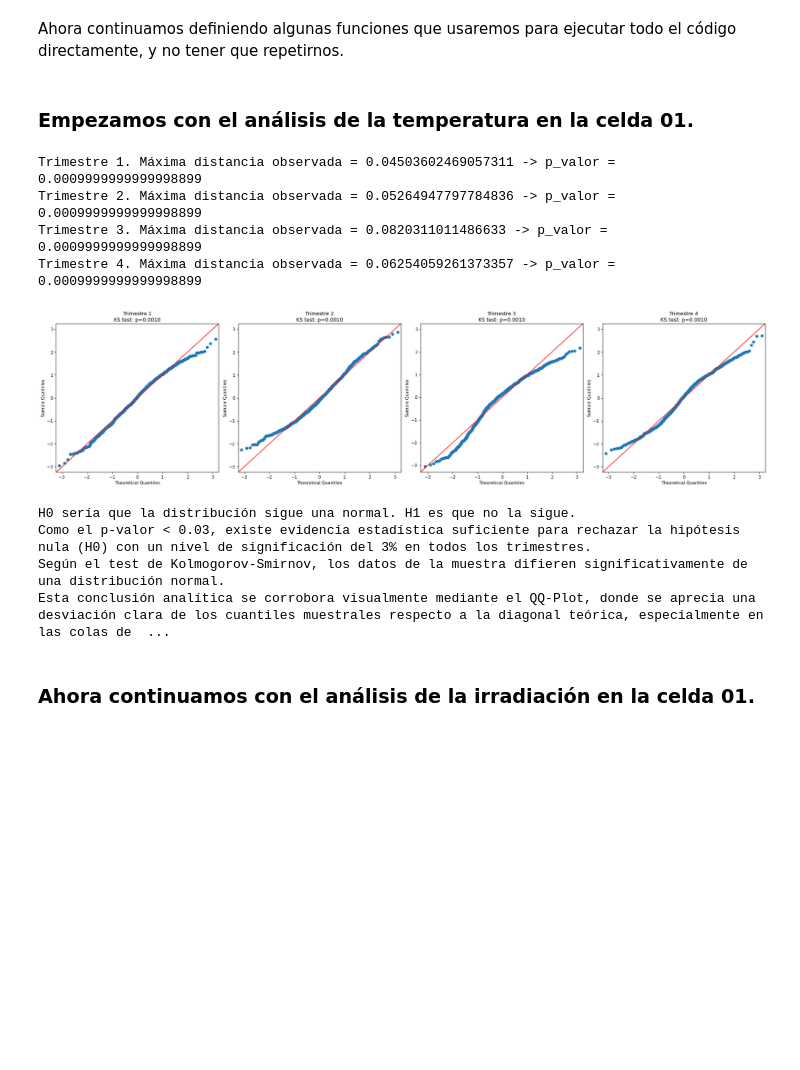
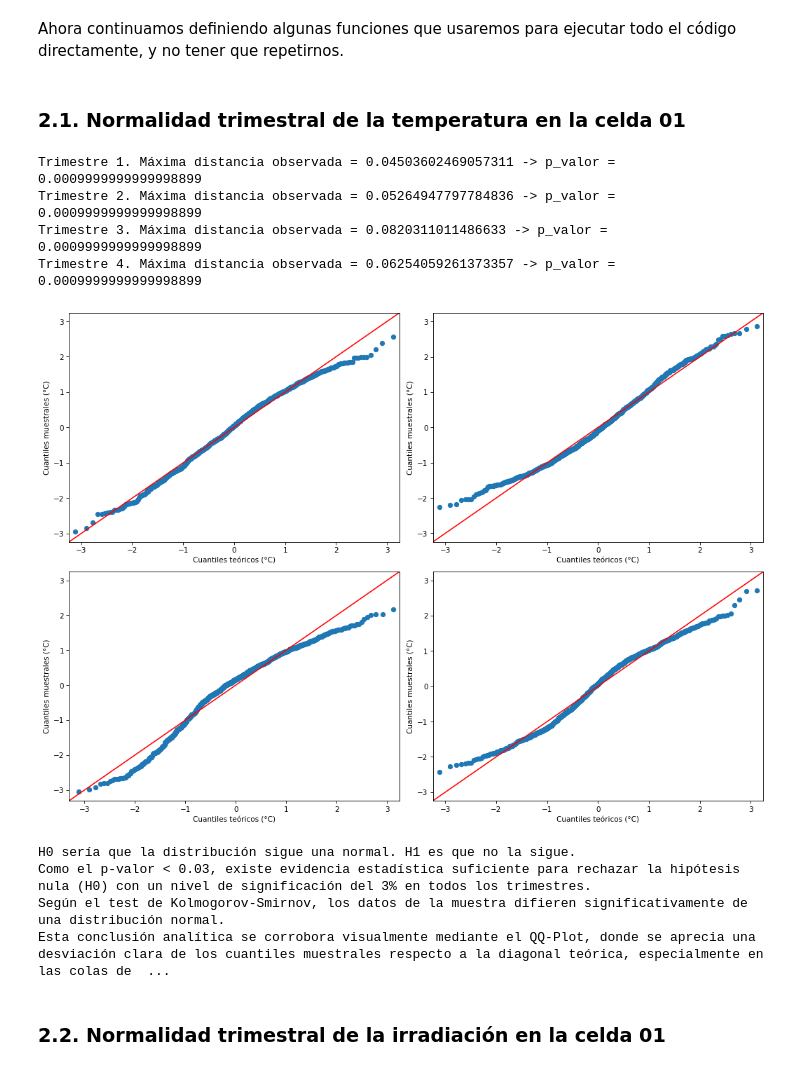
Before and after one commit to aurbanomurillo/t2_inferencia_estadistica, a Jupyter notebook: src/Apartado_2.ipynb, the cells around one changed output. Cells and saved outputs as stored; diff of their text form; code cells hidden in the pictures; blank space fills up the shorter version.

```diff
--- a/src/Apartado_2.ipynb
+++ b/src/Apartado_2.ipynb
@@ -103,9 +89,13 @@ def analizar_trimestres(df: pd.DataFrame, columna_variable: str, nombre_imagen:
         nombre_imagen: Nombre del archivo de imagen para guardar el gráfico.
     """
 
+    unidades = {'TEMP': '°C', 'IRRAD': 'J/m²', 'PRECIP': 'm'}
+    unidad = next((u for pref, u in unidades.items() if columna_variable.startswith(pref)), '')
+
     max_ds, p_valores = [], []
 
-    fig, axes = plt.subplots(nrows=1, ncols=4, figsize=(24, 6))
+    fig, axes = plt.subplots(nrows=2, ncols=2, figsize=(14, 10))
+    axes = axes.flatten()
 
     for i, (quarter, x) in enumerate(df.groupby('TRIMESTRE')):
         # Extraemos la columna específica que pasamos como parámetro
@@ -117,38 +107,44 @@ def analizar_trimestres(df: pd.DataFrame, columna_variable: str, nombre_imagen:
         # Seleccionamos el eje actual y dibujamos directamente en él
         ax_actual = axes[i]
         sm.qqplot(x, line='45', fit=True, dist=stats.norm, ax=ax_actual)
-        ax_actual.set_title(f"Trimestre {quarter}\nKS test: p={p_valor:.4f}")
+        ax_actual.set_title('')
+        ax_actual.set_xlabel(f'Cuantiles teóricos ({unidad})' if unidad else 'Cuantiles teóricos')
+        ax_actual.set_ylabel(f'Cuantiles muestrales ({unidad})' if unidad else 'Cuantiles muestrales')
+
+    # Oculta ejes sobrantes por si hubiera menos de 4 trimestres
+    for j in range(i + 1, len(axes)):
+        axes[j].axis('off')
 
     plt.tight_layout()
     plt.savefig(IMAGES_DIR / f"{nombre_imagen}.png", dpi=300, bbox_inches='tight')
     plt.show()
 # %% [markdown]
-### Empezamos con el análisis de la temperatura en la celda 01.
+### 2.1. Normalidad trimestral de la temperatura en la celda 01
 # %%
 # Elegimos los parámetros para el análisis.
 analizar_trimestres(
     df=df_temp,
     columna_variable='TEMP_CELDA01',
-    nombre_imagen='Gráfico 2.1. QQ-Plot de la temperatura en la celda 01 por trimestres'
+    nombre_imagen='Gráfico 2.1： QQ-Plot de la temperatura en la celda 01 por trimestres'
 )
 
 # Conclusión
 print(f"""H0 sería que la distribución sigue una normal. H1 es que no la sigue.
 Como el p-valor < {alfa}, existe evidencia estadística suficiente para rechazar la hipótesis nula (H0) con un nivel de significación del {alfa * 100:.0f}% en todos los trimestres.
 Según el test de Kolmogorov-Smirnov, los datos de la muestra difieren significativamente de una distribución normal.
 Esta conclusión analítica se corrobora visualmente mediante el QQ-Plot, donde se aprecia una desviación clara de los cuantiles muestrales respecto a la diagonal teórica, especialmente en las colas de la distribución, indicando asimetría o curtosis que la normal no puede capturar.""")
 # %% [output]
 Trimestre 1. Máxima distancia observada = 0.04503602469057311 -> p_valor = 0.0009999999999998899
 Trimestre 2. Máxima distancia observada = 0.05264947797784836 -> p_valor = 0.0009999999999998899
 Trimestre 3. Máxima distancia observada = 0.0820311011486633 -> p_valor = 0.0009999999999998899
 Trimestre 4. Máxima distancia observada = 0.06254059261373357 -> p_valor = 0.0009999999999998899
-[figure, old version]
+[figure, new version]
 H0 sería que la distribución sigue una normal. H1 es que no la sigue.
 Como el p-valor < 0.03, existe evidencia estadística suficiente para rechazar la hipótesis nula (H0) con un nivel de significación del 3% en todos los trimestres.
 Según el test de Kolmogorov-Smirnov, los datos de la muestra difieren significativamente de una distribución normal.
 Esta conclusión analítica se corrobora visualmente mediante el QQ-Plot, donde se aprecia una desviación clara de los cuantiles muestrales respecto a la diagonal teórica, especialmente en las colas de  ...
 # %% [markdown]
-### Ahora continuamos con el análisis de la irradiación en la celda 01.
+### 2.2. Normalidad trimestral de la irradiación en la celda 01
 # %%
 # Elegimos los parámetros para el análisis.
 analizar_trimestres(
```
Also changed, not shown: parts of 15 cells of this notebook.
